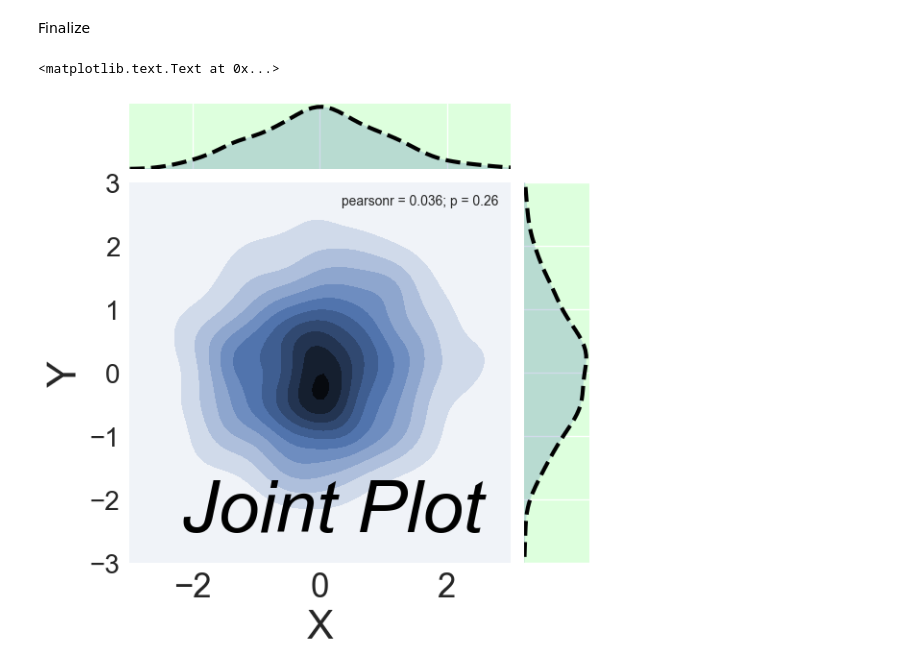
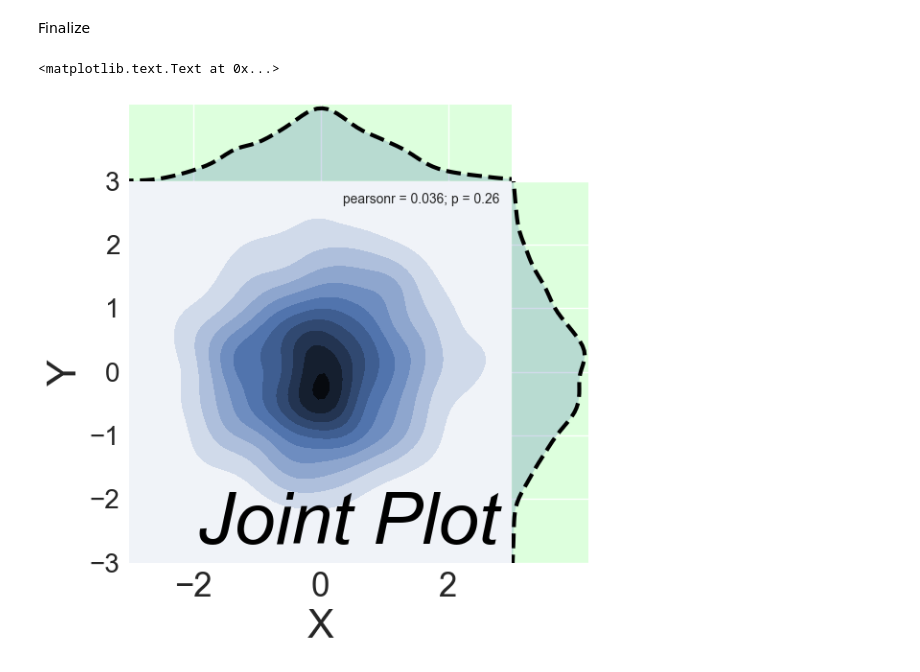
Before and after one commit to apryor6/apryor6.github.io, a Jupyter notebook: visualizations/seaborn/notebooks/jointplot.ipynb, the cells around one changed output. Drawn from its saved outputs; the diff is of its cells as text; code cells hidden in the pictures.

Commit message:
jointplot

```diff
--- a/visualizations/seaborn/notebooks/jointplot.ipynb
+++ b/visualizations/seaborn/notebooks/jointplot.ipynb
@@ -130,25 +130,27 @@ Finalize
 # %%
 sns.set(rc={'axes.labelsize':30,
             'figure.figsize':(20.0, 10.0),
             'xtick.labelsize':25,
             'ytick.labelsize':20})
 
 from itertools import chain
 p = sns.jointplot(data=df,
                   x='x',
                   y='y',
                   kind='kde',
                   xlim=(-3,3),
                   ylim=(-3,3),
-                  marginal_kws={'lw':3}).set_axis_labels('X','Y')
+                  space=0,
+                  marginal_kws={'lw':3,
+                                'bw':0.2}).set_axis_labels('X','Y')
 p.ax_marg_x.set_facecolor('#ccffccaa')
 p.ax_marg_y.set_facecolor('#ccffccaa')
 for l in chain(p.ax_marg_x.axes.lines,p.ax_marg_y.axes.lines):
     l.set_linestyle('--')
     l.set_color('black')
-plt.text(-2.1,-2.5, "Joint Plot", fontsize = 55, color='Black', fontstyle='italic')
+plt.text(-1.7,-2.7, "Joint Plot", fontsize = 55, color='Black', fontstyle='italic')
 # %% [output]
 <matplotlib.text.Text at 0x...>
-[figure, old version]
+[figure, new version]
 # %%
 p.savefig('../../figures/jointplot.png')
```
Also changed, not shown: 4 other files.
